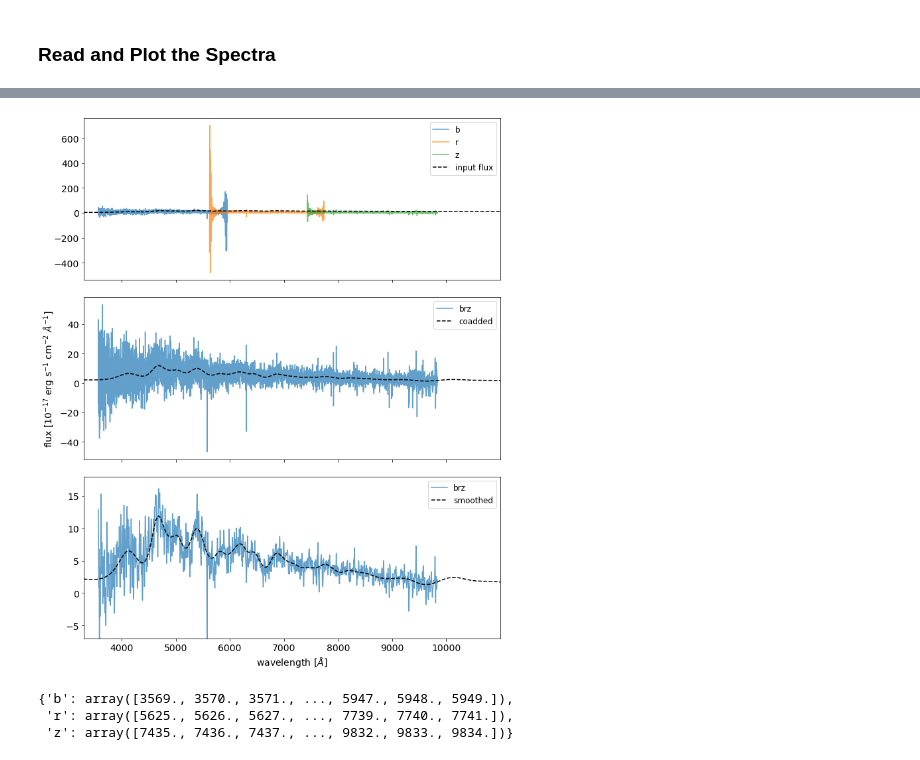
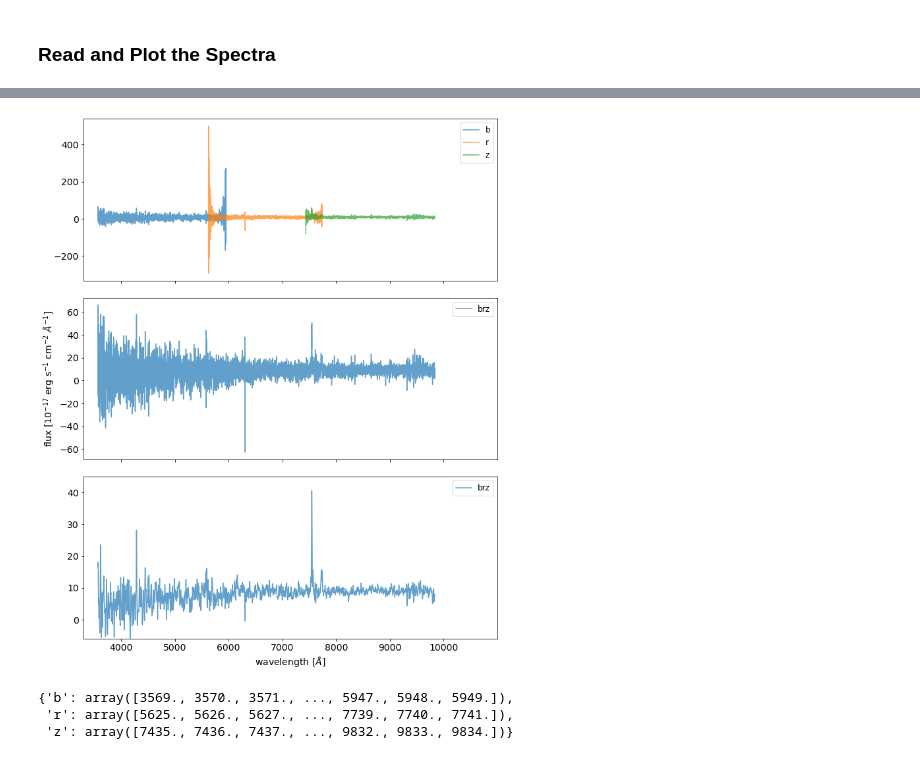
Before and after one commit to EdmundSepeku/DESI-Timedomain, a Jupyter notebook: generate_models.ipynb, the cells around one changed output, grey strips where cells are left out. Cells and saved outputs as stored; diff of their text form; code cells hidden in the pictures.

```diff
--- a/generate_models.ipynb
+++ b/generate_models.ipynb
@@ -246,14 +249,14 @@ plt.hist(redshifts['Z'], bins=100);
 # %% [markdown]
 ### Extract ~50,000 Model Fluxes which will serve as hosts
 # %%
-# Host fluxes and FLUX_R saved in dictionary with redshifts as keys.
+# Host fluxes,FLUX_R and tileid saved in dictionary with redshifts as keys.
 hosts=dict()
 sv2_tiles = np.unique(expobstab[sv2]['TILEID'])
-n=1900
 
 for i in range (len(sv2_tiles)):
 
     tileid = sv2_tiles[i]
+
 
     # Get redshift data.
     rrtilefolder = sorted(glob('{}/{}/tiles/cumulative/{}/*'.format(prefix, redux, tileid)))[-1]
@@ -278,6 +281,10 @@ for i in range (len(sv2_tiles)):
         else:
             redshifts = vstack([redshifts, redshift])
             fibermaps = vstack([fibermaps, fibermap])
+
+
+
+    n=5
 
     for r in range(n):
             wave = np.arange(3300., 11000)
@@ -305,7 +312,7 @@ for i in range (len(sv2_tiles)):
 
             txflux = resample_flux(wave, twave, tflux, ivar=None, extrapolate=False)
             key=str(z)
-            items=(txflux,flux_r)
+            items=(txflux,flux_r,tileid,targetid)
             hosts[key]=items
 
 
@@ -655,6 +733,6 @@ def simulate_model(fluxes,expo):
 ### Read and Plot the Spectra
 # %%
 # spectra = read_spectra('test_v19-2009ip-corr.fits')
-spectra = read_spectra('test_v19-2009iz-corr.fits')
+spectra = read_spectra('IIb_sim1131.fits')
 coadds = coadd_cameras(spectra)
 # %% [output]
@@ -662,31 +740,31 @@ INFO:spectra.py:282:read_spectra: iotime 0.058 sec to read test_v19-2009iz-corr.
 # %%
 from scipy.ndimage import gaussian_filter
 
 # fig, axes = plt.subplots(3,1, figsize=(10,12), sharex=True, sharey=True, tight_layout=True)
 fig, axes = plt.subplots(3,1, figsize=(10,12), sharex=True, tight_layout=True)
 
 for band in 'brz':
     ax = axes[0]
     ax.plot(spectra.wave[band], spectra.flux[band][0], alpha=0.7, label=band)
     ax.set(xlim=(wave[0], wave[-1]))
-ax.plot(wave, totflux, 'k--', label='input flux')
+#ax.plot(wave, totflux[0], 'k--', label='input flux')
 ax.legend(loc='upper right', fontsize=12);
 
 ax = axes[1]
 ax.plot(coadds.wave['brz'], coadds.flux['brz'][0], alpha=0.7, label='brz')
-ax.plot(wave, ccsnflux, 'k--', label='coadded')
+#ax.plot(wave, ccsnflux, 'k--', label='coadded')
 ax.set(ylabel=r'flux [$10^{-17}$ erg s$^{-1}$ cm$^{-2}$ $\AA^{-1}$]')
 ax.legend(loc='upper right', fontsize=12)
 
 ax = axes[2]
 smoothed = gaussian_filter(coadds.flux['brz'][0], 3)
 ax.plot(coadds.wave['brz'], smoothed, alpha=0.7, label='brz')
-ax.plot(wave, ccsnflux, 'k--', label='smoothed')
+#ax.plot(wave, ccsnflux, 'k--', label='smoothed')
 ax.set(xlabel=r'wavelength [$\AA$]',
        ylim=(np.floor(0.9*np.min(smoothed)), np.round(1.1*np.max(smoothed), 0)))
 ax.legend(loc='upper right', fontsize=12);
 # %% [output]
-[figure, old version]
+[figure, new version]
 # %%
 spectra.wave
 # %% [output]
```
Also changed, not shown: parts of 15 cells of this notebook, 1 other file.
